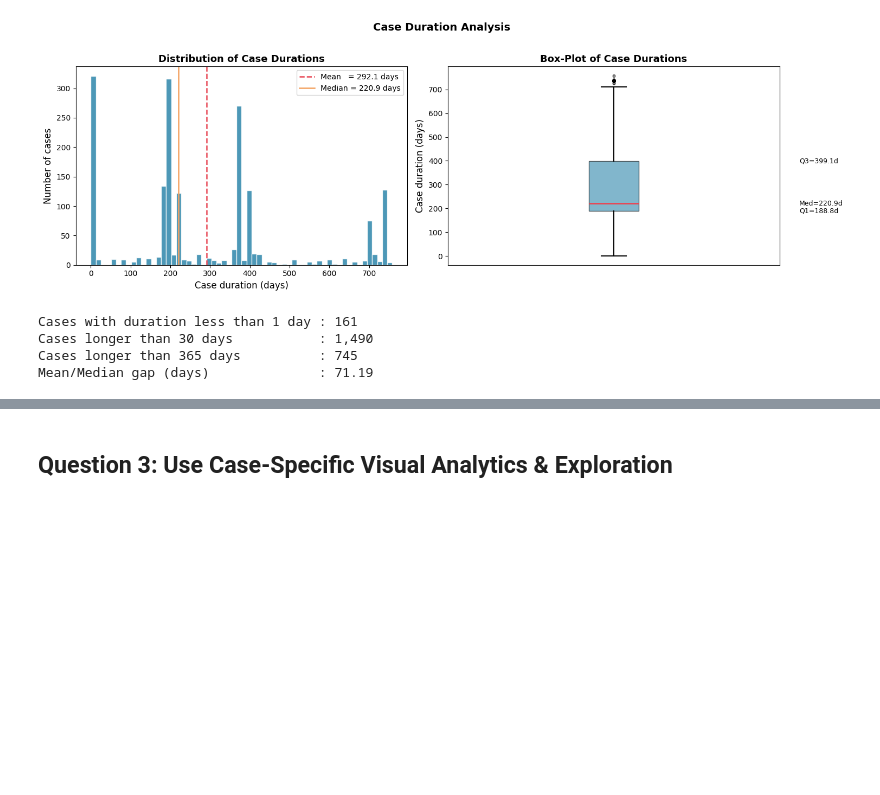
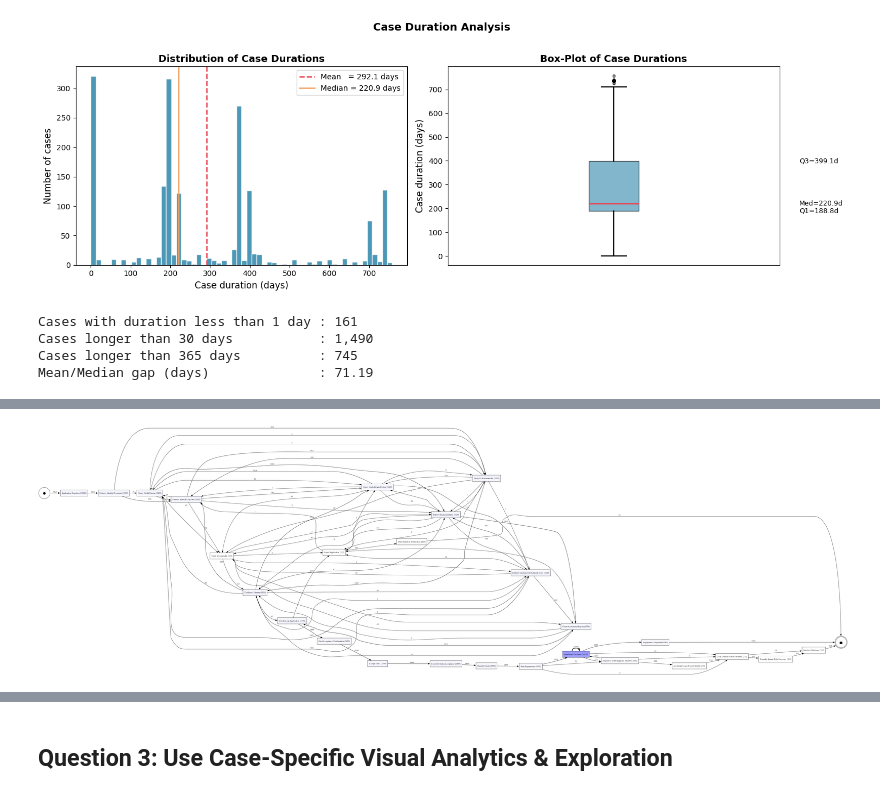
Before and after one commit to y2knz/apwmgroup1, a Jupyter notebook: group_1_notebook.ipynb, the cells around one changed output, grey strips where cells are left out. Cells and saved outputs as stored; diff of their text form; code cells hidden in the pictures; blank space fills up the shorter version.

```diff
--- a/group_1_notebook.ipynb
+++ b/group_1_notebook.ipynb
@@ -403,0 +602,15 @@ The distribution is strongly right-skewed, with the mean much higher than the me
+# %%
+# Discover the frequency DFG
+dfg, start_acts, end_acts = pm4py.discover_directly_follows_graph(all_log)
+
+print(f'Number of DFG edges : {len(dfg):,}')
+print(f'Start activities : {list(start_acts.keys())}')
+print(f'End activities : {list(end_acts.keys())}')
+
+# Top-20 most frequent edges
+top_edges = sorted(dfg.items(), key=lambda x: x[1], reverse=True)[:20]
+print('\nTop-20 most frequent directly-follows pairs:')
+print(f'  {"From activity":<45} {"To activity":<45} {"Frequency":>10}')
+print('-' * 105)
+for (src, tgt), freq in top_edges:
+    print(f'  {src:<45} {tgt:<45} {freq:>10,}')
@@ -403,0 +635,18 @@ The distribution is strongly right-skewed, with the mean much higher than the me
+# %%
+# Build the visualisation for the frequency-annotated DFG
+gviz = dfg_visualizer.apply(
+    dfg,
+    log=all_log,
+    variant=dfg_visualizer.Variants.FREQUENCY,      # darker = more frequent
+    parameters={
+        'start_activities': start_acts,
+        'end_activities' : end_acts,
+        'format' : 'png',
+        'size' : (6, 4)
+    }
+)
+# %%
+# Idk how is better to display, smaller to fit the notebook
+Image(gviz.render(), width=1800)
+# %% [output]
+[figure, added]
```
Also changed, not shown: parts of 21 cells of this notebook.
